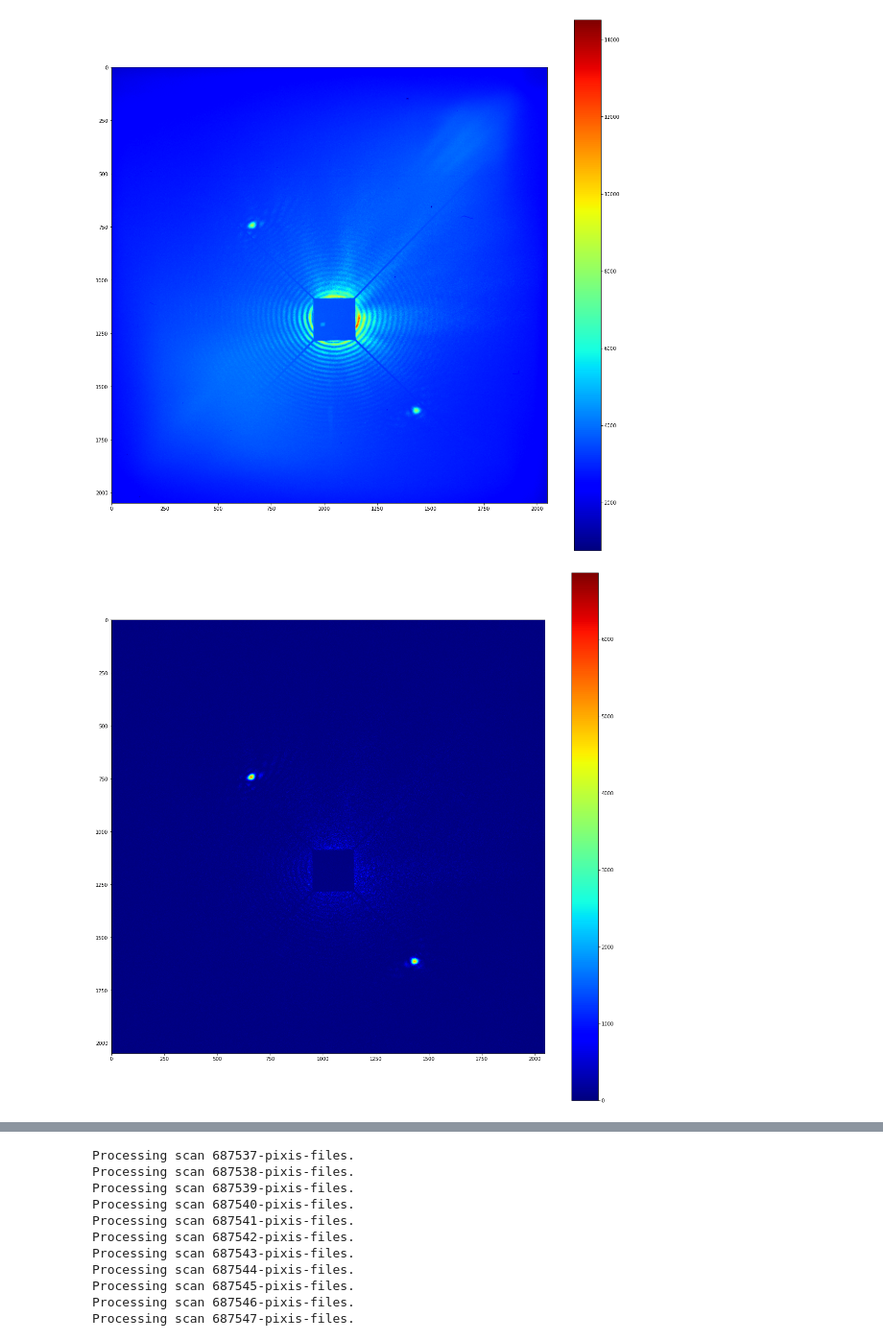
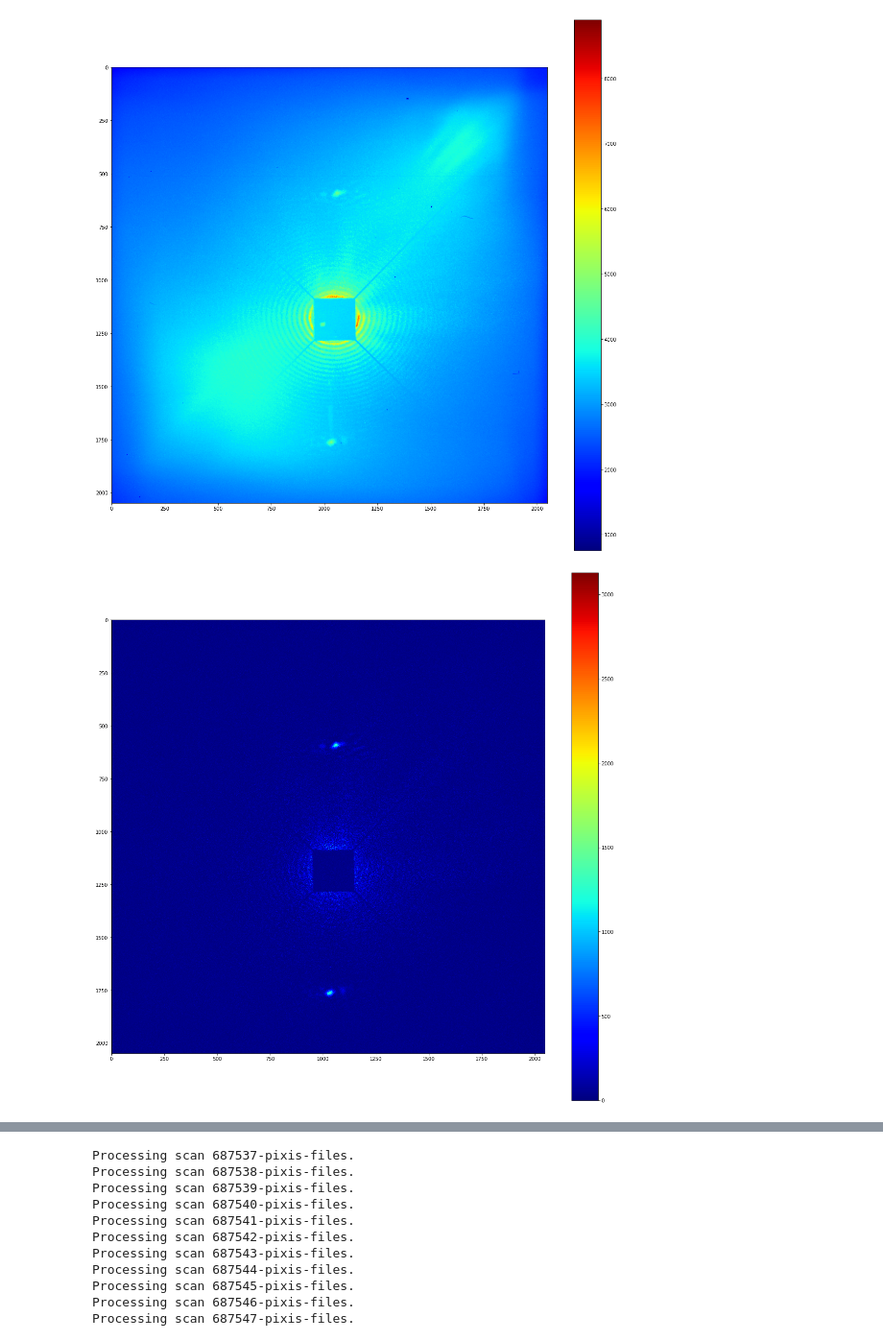
Before and after one commit to RBrearton/soliton_analysis, a Jupyter notebook: azimuthal_scan_playground.ipynb, the cells around one changed output, grey strips where cells are left out. Shown at 96% size. Drawn from its saved outputs; the diff is of its cells as text; code cells hidden in the pictures.

```diff
--- a/azimuthal_scan_playground.ipynb
+++ b/azimuthal_scan_playground.ipynb
@@ -184,29 +185,29 @@ beam_centre_y = 1175
 # %%
 """
 Subtract the background.
 """
 
 import plotly.express as px
 
 # Pick a scan directory.
-scan_angle = 129
+scan_angle = 0
 scan_dir = scan_dirs[_angle_to_scan_no(scan_angle)]
 
 # Get the first image; background subtract it.
 scan_field = 0 # units of mT
 img = get_tiff(scan_dir, scan_field)
-# imshow(img)
+imshow(img)
 # plotly_imshow(img)
 
 # Now plot the background subtracted image.
 img -= get_rough_background(scan_dir)
 
 # Kill any pixels that were below the background.
 img = np.clip(img, 0, np.max(img))
 imshow(img)
 # %% [output]
-[figure, old version]
+[figure, new version]
-[figure, old version]
+[figure, new version]
 # %%
 """
 This made a big improvement, but we've still got obvious noise, particularly
```
Also changed, not shown: parts of 10 cells of this notebook, 1 other file.
